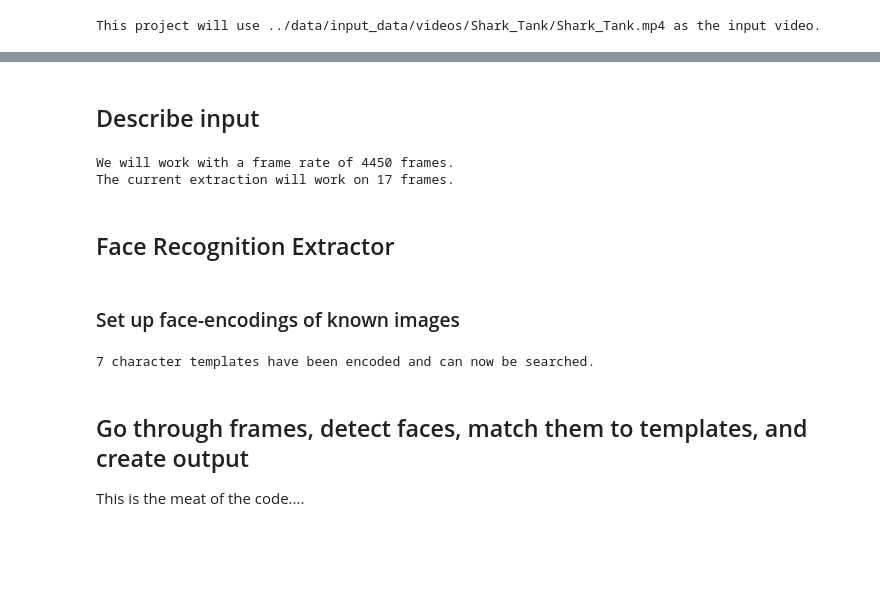
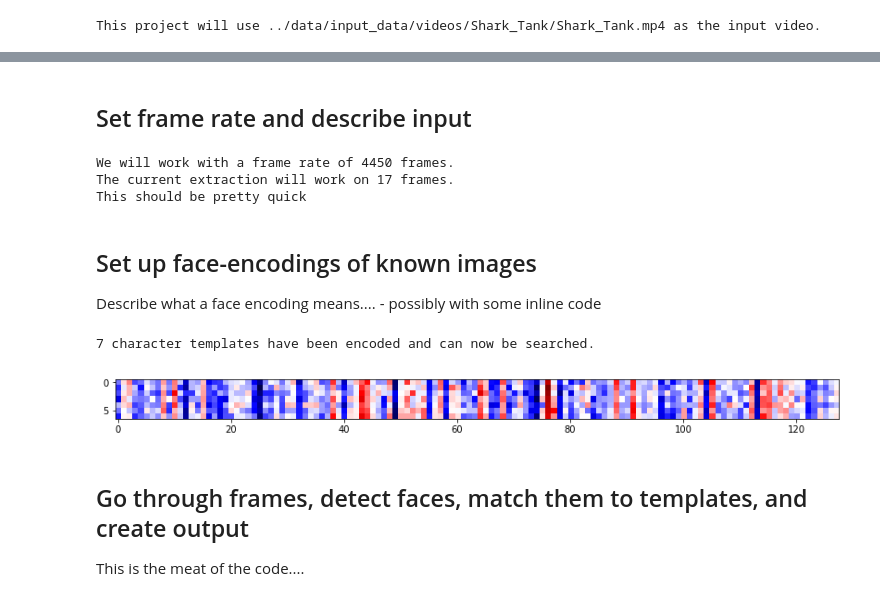
Before and after one commit to nomcomm/CRT_Validity, a Jupyter notebook: scripts/Character Recognition Tool_HIL.ipynb, the cells around one changed output, grey strips where cells are left out. Cells and saved outputs as stored; diff of their text form; code cells hidden in the pictures; blank space fills up the shorter version.

Commit message:
ralf adding part of unknown face/human in loop algorithm

```diff
--- a/scripts/Character Recognition Tool_HIL.ipynb
+++ b/scripts/Character Recognition Tool_HIL.ipynb
@@ -78,5 +79,5 @@ The CRT will identify the following characters:
-# %% [markdown]
-## Describe input
+# %% [markdown]
+## Set frame rate and describe input
 # %%
 #change to value you prefer (values near 1 are more accurate, higher values will skip frames...)
 rate = 4450
@@ -87,25 +88,35 @@ frames = sampler.transform(video_reference)
 n_frames = frames.n_frames
 n_frames_analyze = round(n_frames/24)
 print('The current extraction will work on ' + str(n_frames) + ' frames.')
+if (n_frames) < 100:
+    print('This should be pretty quick')
+else:
+    print('This may take a while')
 # %% [output]
 We will work with a frame rate of 4450 frames.
 The current extraction will work on 17 frames.
+This should be pretty quick
-# %% [markdown]
-## Face Recognition Extractor
 # %% [markdown]
-### Set up face-encodings of known images
+## Set up face-encodings of known images
+
+Describe what a face encoding means.... - possibly with some inline code
 # %%
 known_faces = []
 
 for character in character_images:
     known_character_image =  face_recognition.load_image_file(reference_image_dir + character)
     known_character_encoding = face_recognition.face_encodings(known_character_image)[0]
     #print (character)
     known_faces.append(known_character_encoding)
 
+plt.figure(figsize = (14,8))
+plt.imshow(known_faces, cmap = 'seismic');
+#plt.ylabel(character_images)
+#plt.colorbar();
 print(str(len(known_faces)) + ' character templates have been encoded and can now be searched.')
 # %% [output]
 7 character templates have been encoded and can now be searched.
+[figure, added]
 # %% [markdown]
 ## Go through frames, detect faces, match them to templates, and create output
 
```
Also changed, not shown: parts of 16 cells of this notebook.
